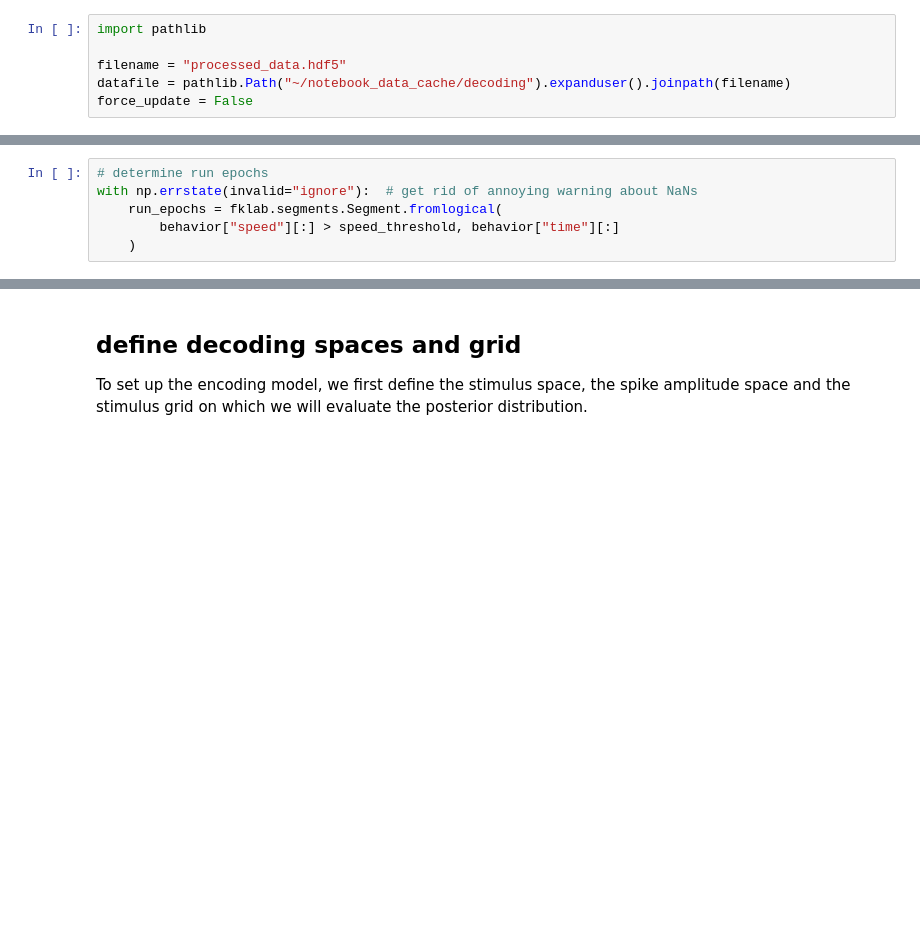
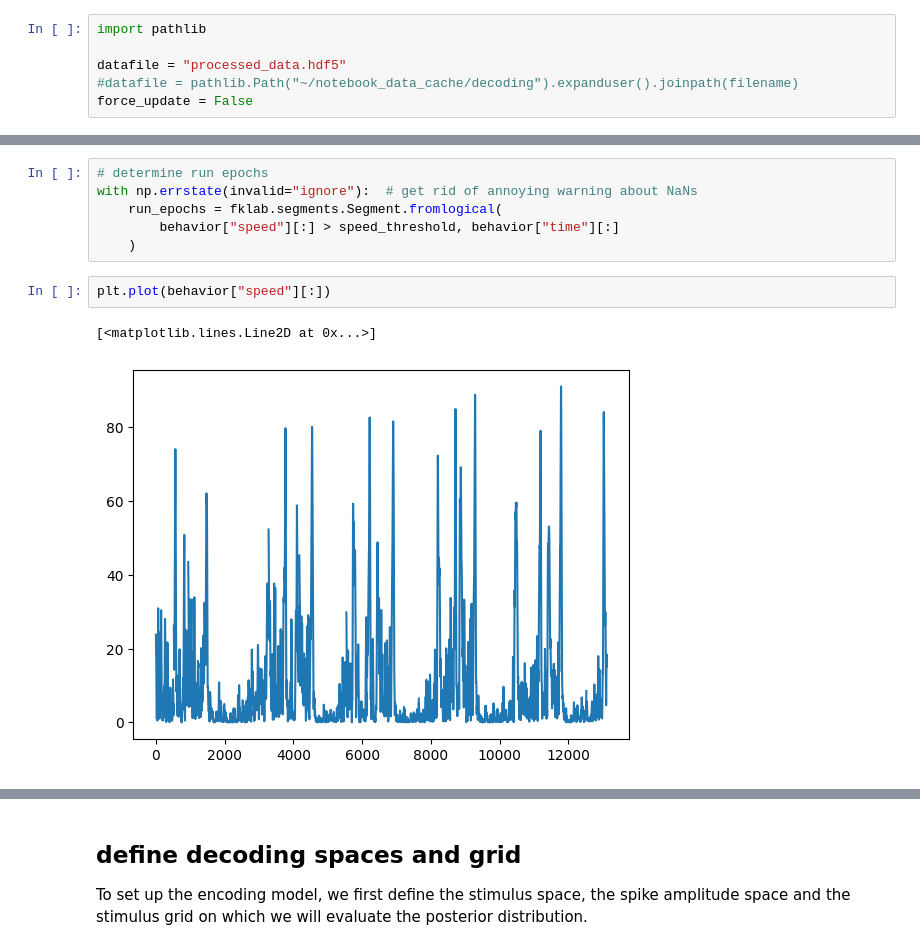
Before and after one commit to KatharinaBracher/py-compressed-kde, a Jupyter notebook: docs/source/decoding/compressed_density_decoding.ipynb, the cells around one changed output, grey strips where cells are left out. Saved outputs shown, nothing was run; the diff lists cells and outputs as text; blank space fills up the shorter version.

```diff
--- a/docs/source/decoding/compressed_density_decoding.ipynb
+++ b/docs/source/decoding/compressed_density_decoding.ipynb
@@ -45,8 +43,8 @@ from compressed_kde import decode
 # %%
 import pathlib
 
-filename = "processed_data.hdf5"
-datafile = pathlib.Path("~/notebook_data_cache/decoding").expanduser().joinpath(filename)
+datafile = "processed_data.hdf5"
+#datafile = pathlib.Path("~/notebook_data_cache/decoding").expanduser().joinpath(filename)
 force_update = False
 # %%
 # Data can be found directly on OSF : https://osf.io/emq57 - No account needed
@@ -174,3 +213,8 @@ with np.errstate(invalid="ignore"):  # get rid of annoying warning about NaNs
     run_epochs = fklab.segments.Segment.fromlogical(
         behavior["speed"][:] > speed_threshold, behavior["time"][:]
     )
+# %%
+plt.plot(behavior["speed"][:])
+# %% [output]
+[<matplotlib.lines.Line2D at 0x...>]
+[figure, added]
```
Also changed, not shown: parts of 15 cells of this notebook, 1 other file.
